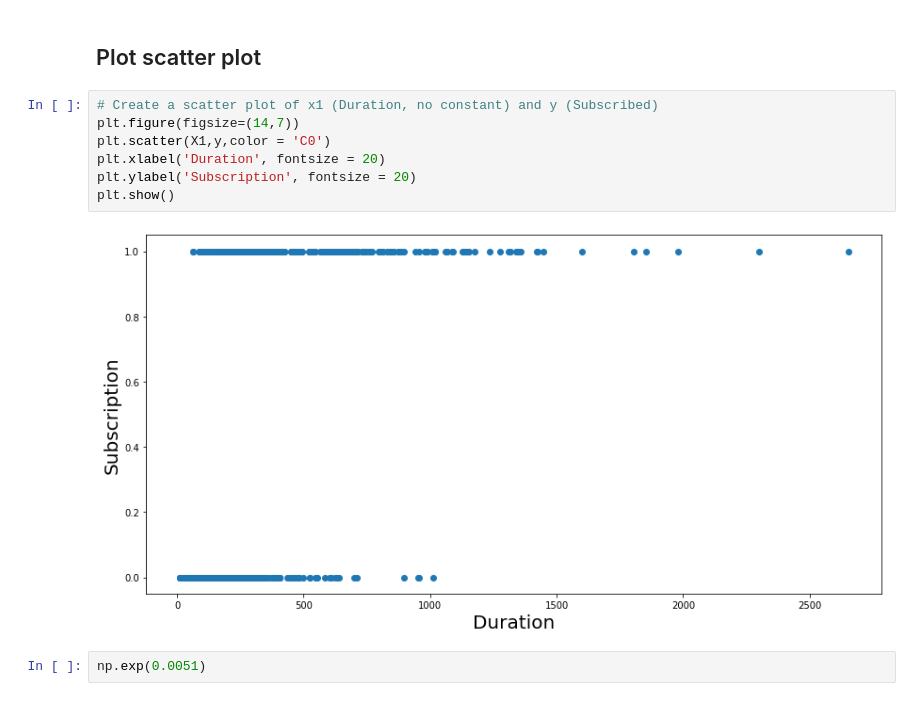
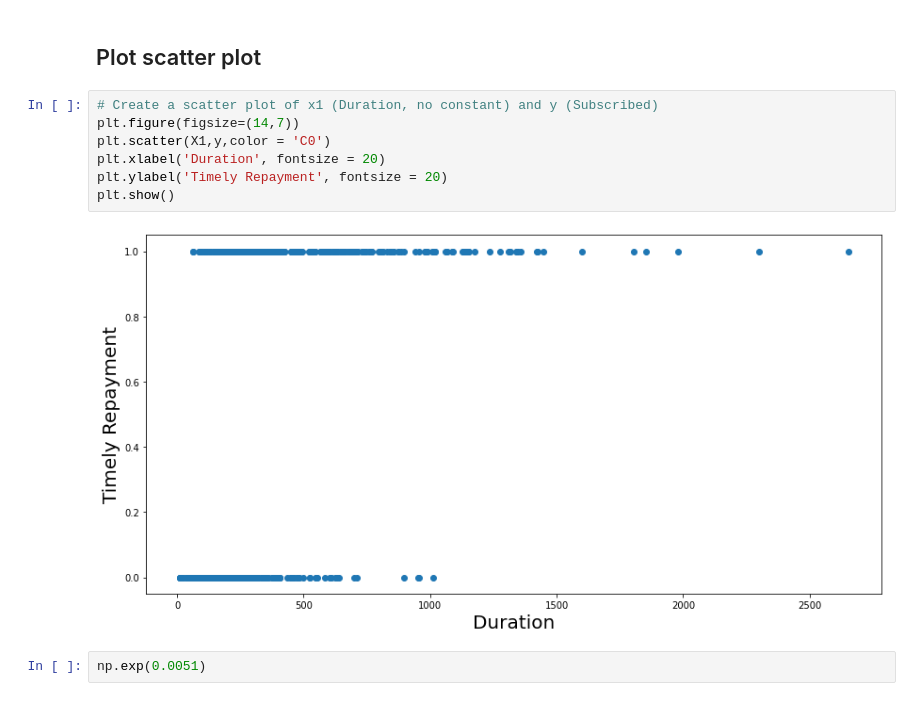
Before and after one commit to lucaskienast/Classification-Models, a Jupyter notebook: 1) Binary Classification/2)_SimpLogReg_Statsmodels.ipynb, the cells around one changed output. Saved outputs shown, nothing was run; the diff lists cells and outputs as text.

```diff
--- a/1) Binary Classification/2)_SimpLogReg_Statsmodels.ipynb
+++ b/1) Binary Classification/2)_SimpLogReg_Statsmodels.ipynb
@@ -139,12 +139,12 @@ So given person x1 has 100 more days to pay back their loan than x2, x1 is 1.7 t
 # %%
 # Create a scatter plot of x1 (Duration, no constant) and y (Subscribed)
 plt.figure(figsize=(14,7))
 plt.scatter(X1,y,color = 'C0')
 plt.xlabel('Duration', fontsize = 20)
-plt.ylabel('Subscription', fontsize = 20)
+plt.ylabel('Timely Repayment', fontsize = 20)
 plt.show()
 # %% [output]
-[figure, old version]
+[figure, new version]
 # %%
 np.exp(0.0051)
 # %% [output]
```
Also changed, not shown: parts of 1 cell of this notebook.
